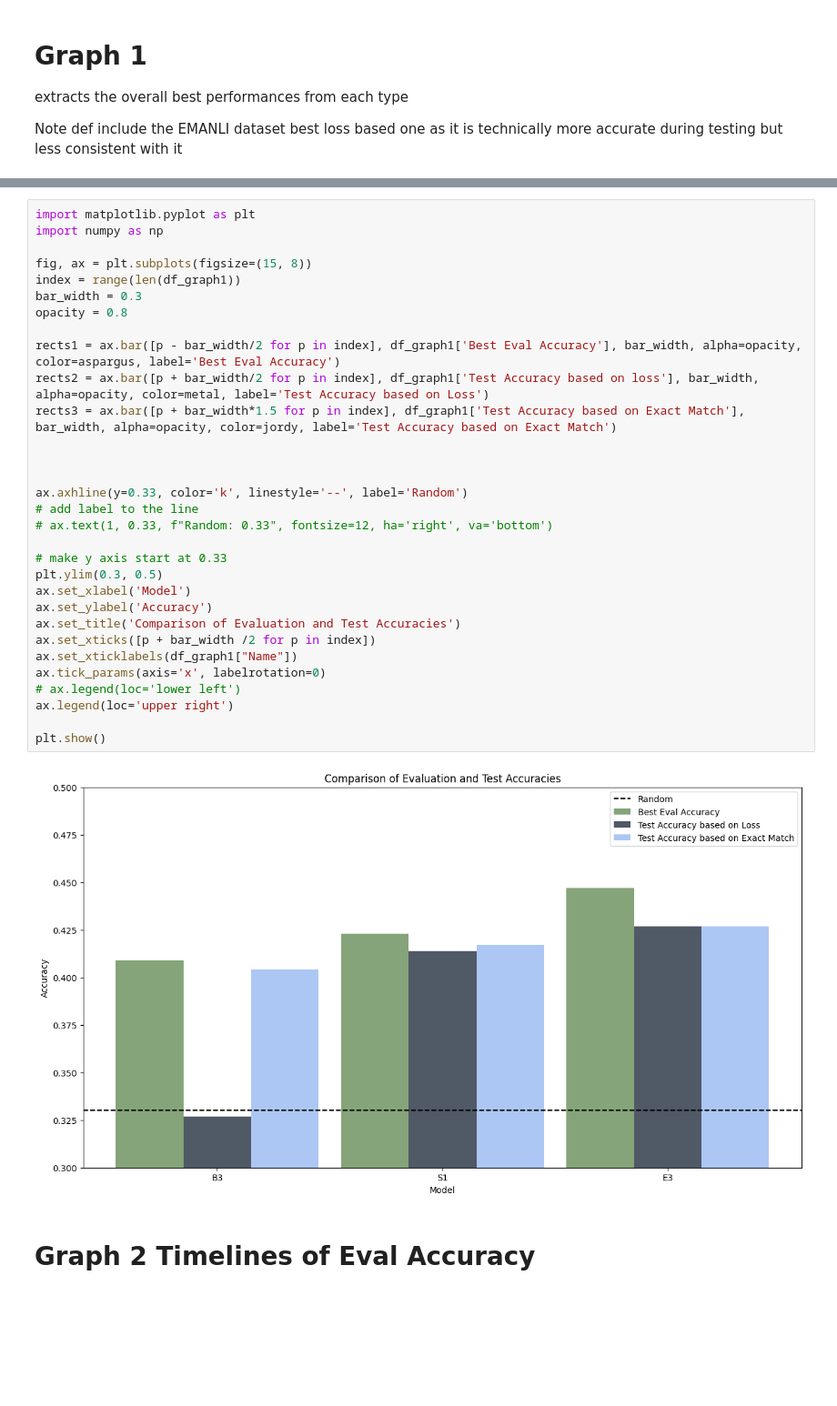
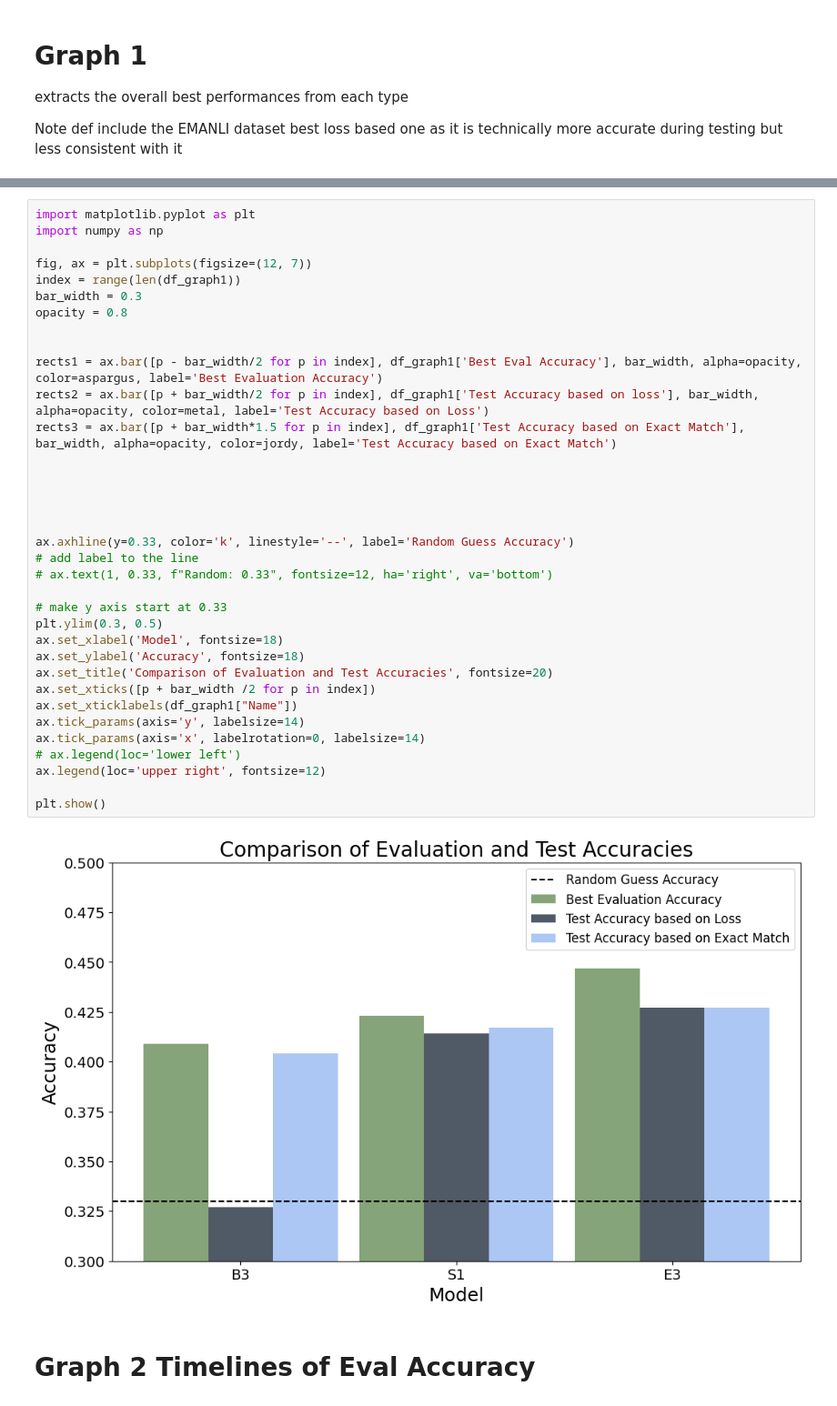
Before and after one commit to tomlpieper/ba, a Jupyter notebook: plotting.ipynb, the cells around one changed output, grey strips where cells are left out. Shown at 91% size. Saved outputs shown, nothing was run; the diff lists cells and outputs as text; blank space fills up the shorter version.

Commit message:
plottingDOne

```diff
--- a/plotting.ipynb
+++ b/plotting.ipynb
@@ -318,36 +450,40 @@ jordy = '#98b9f2'
 # %%
 import matplotlib.pyplot as plt
 import numpy as np
 
-fig, ax = plt.subplots(figsize=(15, 8))
+fig, ax = plt.subplots(figsize=(12, 7))
 index = range(len(df_graph1))
 bar_width = 0.3
 opacity = 0.8
 
-rects1 = ax.bar([p - bar_width/2 for p in index], df_graph1['Best Eval Accuracy'], bar_width, alpha=opacity, color=aspargus, label='Best Eval Accuracy')
+
+rects1 = ax.bar([p - bar_width/2 for p in index], df_graph1['Best Eval Accuracy'], bar_width, alpha=opacity, color=aspargus, label='Best Evaluation Accuracy')
 rects2 = ax.bar([p + bar_width/2 for p in index], df_graph1['Test Accuracy based on loss'], bar_width, alpha=opacity, color=metal, label='Test Accuracy based on Loss')
 rects3 = ax.bar([p + bar_width*1.5 for p in index], df_graph1['Test Accuracy based on Exact Match'], bar_width, alpha=opacity, color=jordy, label='Test Accuracy based on Exact Match')
 
 
 
-ax.axhline(y=0.33, color='k', linestyle='--', label='Random')
+
+
+ax.axhline(y=0.33, color='k', linestyle='--', label='Random Guess Accuracy')
 # add label to the line
 # ax.text(1, 0.33, f"Random: 0.33", fontsize=12, ha='right', va='bottom')
 
 # make y axis start at 0.33
 plt.ylim(0.3, 0.5)
-ax.set_xlabel('Model')
-ax.set_ylabel('Accuracy')
-ax.set_title('Comparison of Evaluation and Test Accuracies')
+ax.set_xlabel('Model', fontsize=18)
+ax.set_ylabel('Accuracy', fontsize=18)
+ax.set_title('Comparison of Evaluation and Test Accuracies', fontsize=20)
 ax.set_xticks([p + bar_width /2 for p in index])
 ax.set_xticklabels(df_graph1["Name"])
-ax.tick_params(axis='x', labelrotation=0)
+ax.tick_params(axis='y', labelsize=14)
+ax.tick_params(axis='x', labelrotation=0, labelsize=14)
 # ax.legend(loc='lower left')
-ax.legend(loc='upper right')
+ax.legend(loc='upper right', fontsize=12)
 
 plt.show()
 # %% [output]
-[figure, old version]
+[figure, new version]
 # %% [markdown]
 # Graph 2 Timelines of Eval Accuracy
 # %%
```
Also changed, not shown: parts of 11 cells of this notebook, 3 other files.
